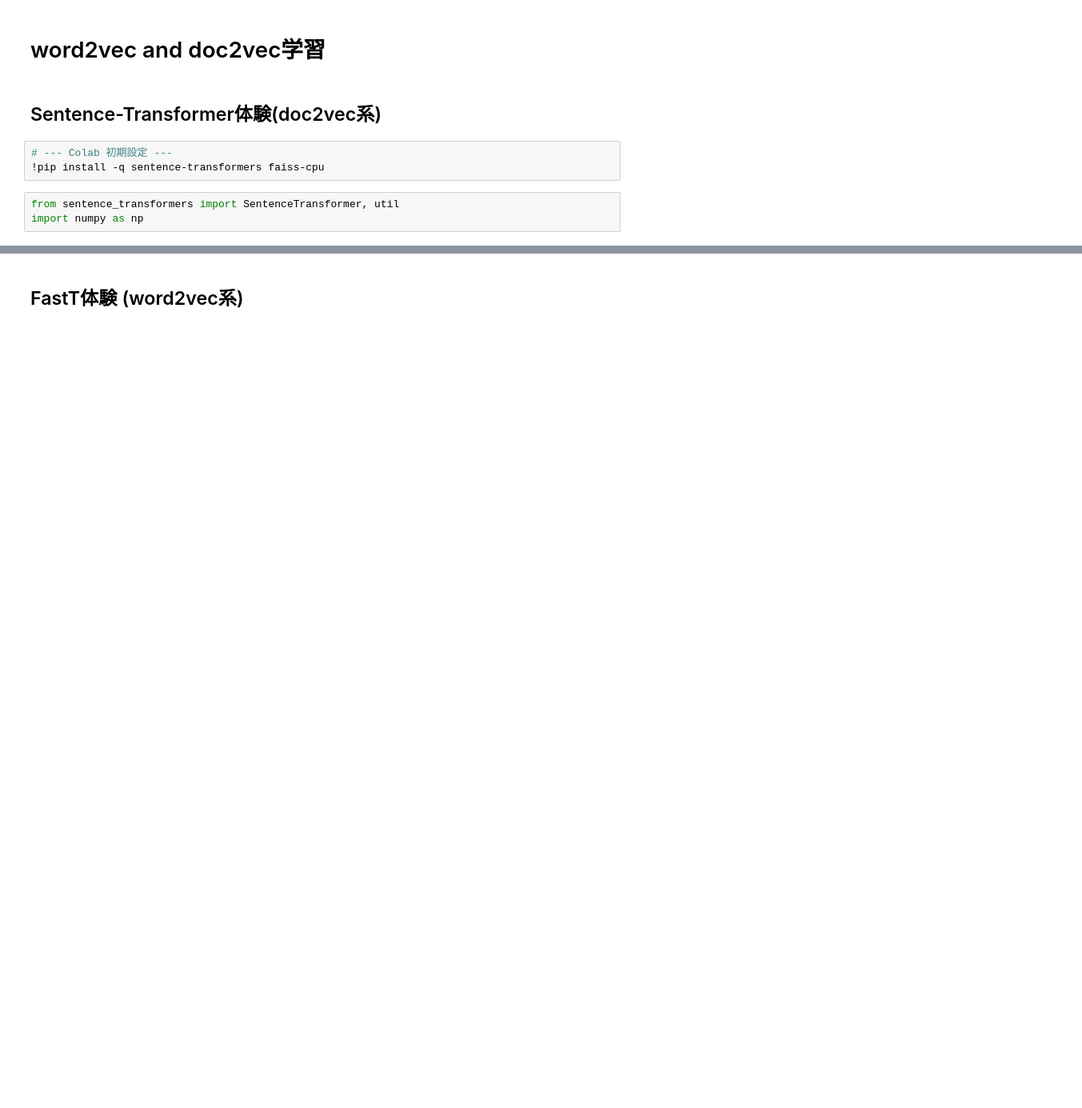
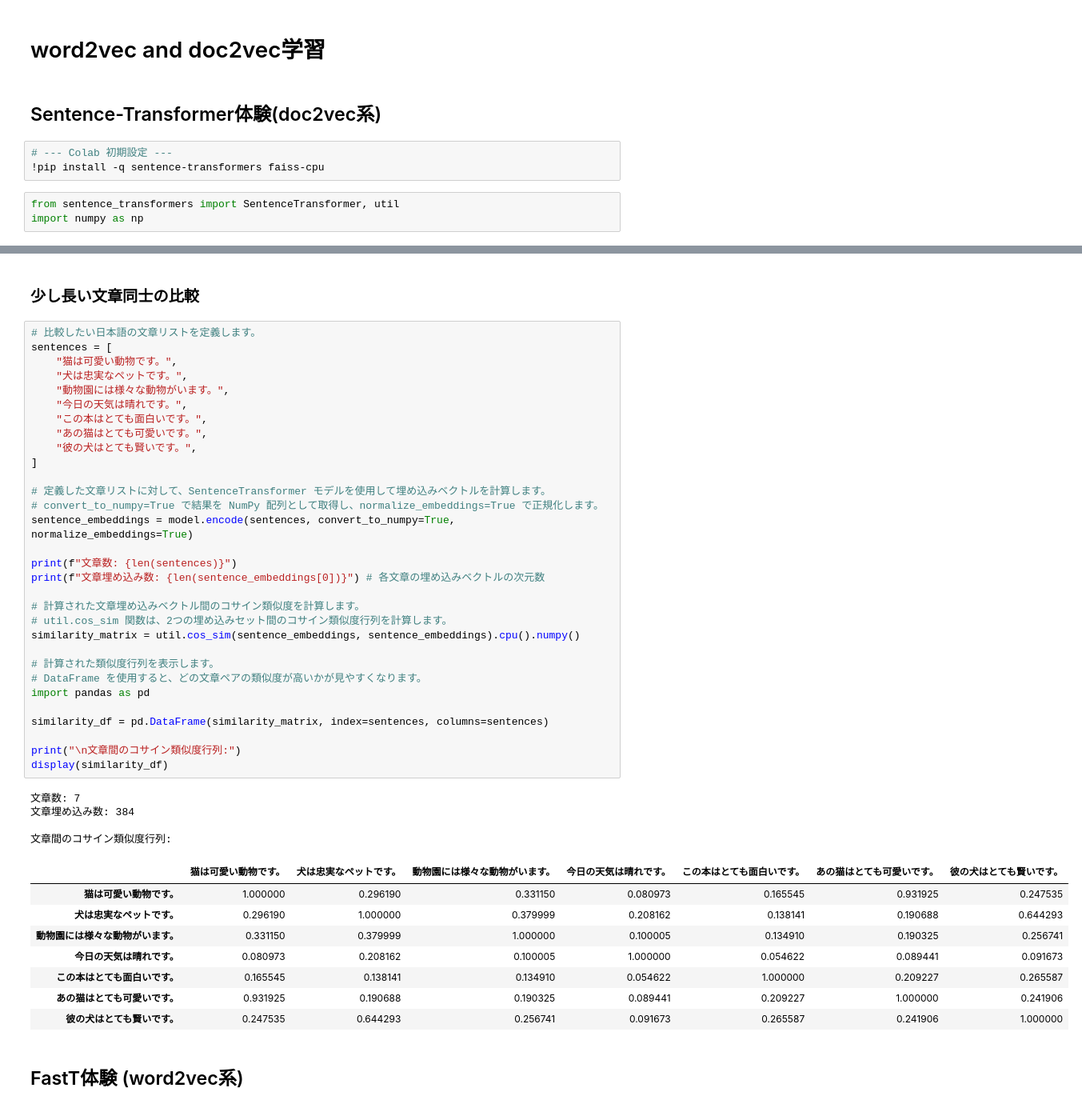
Before and after one commit to OlyKoek/MyStudy-AI-app, a Jupyter notebook: embeding_study.ipynb, the cells around one changed output, grey strips where cells are left out. Shown at 80% size. Drawn from its saved outputs; the diff is of its cells as text; blank space fills up the shorter version.

```diff
--- a/embeding_study.ipynb
+++ b/embeding_study.ipynb
@@ -59,6 +65,52 @@ most_similar("王")
   妻 : 類似度 0.451
   女 : 類似度 0.432
   女性 : 類似度 0.338
+# %% [markdown]
+### 少し長い文章同士の比較
+# %%
+# 比較したい日本語の文章リストを定義します。
+sentences = [
+    "猫は可愛い動物です。",
+    "犬は忠実なペットです。",
+    "動物園には様々な動物がいます。",
+    "今日の天気は晴れです。",
+    "この本はとても面白いです。",
+    "あの猫はとても可愛いです。",
+    "彼の犬はとても賢いです。",
+]
+
+# 定義した文章リストに対して、SentenceTransformer モデルを使用して埋め込みベクトルを計算します。
+# convert_to_numpy=True で結果を NumPy 配列として取得し、normalize_embeddings=True で正規化します。
+sentence_embeddings = model.encode(sentences, convert_to_numpy=True, normalize_embeddings=True)
+
+print(f"文章数: {len(sentences)}")
+print(f"文章埋め込み数: {len(sentence_embeddings[0])}") # 各文章の埋め込みベクトルの次元数
+
+# 計算された文章埋め込みベクトル間のコサイン類似度を計算します。
+# util.cos_sim 関数は、2つの埋め込みセット間のコサイン類似度行列を計算します。
+similarity_matrix = util.cos_sim(sentence_embeddings, sentence_embeddings).cpu().numpy()
+
+# 計算された類似度行列を表示します。
+# DataFrame を使用すると、どの文章ペアの類似度が高いかが見やすくなります。
+import pandas as pd
+
+similarity_df = pd.DataFrame(similarity_matrix, index=sentences, columns=sentences)
+
+print("\n文章間のコサイン類似度行列:")
+display(similarity_df)
+# %% [output]
+文章数: 7
+文章埋め込み数: 384
+
+文章間のコサイン類似度行列:
+|  | 猫は可愛い動物です。 | 犬は忠実なペットです。 | 動物園には様々な動物がいます。 | 今日の天気は晴れです。 | この本はとても面白いです。 | あの猫はとても可愛いです。 | 彼の犬はとても賢いです。 |
+| 猫は可愛い動物です。 | 1.000000 | 0.296190 | 0.331150 | 0.080973 | 0.165545 | 0.931925 | 0.247535 |
+| 犬は忠実なペットです。 | 0.296190 | 1.000000 | 0.379999 | 0.208162 | 0.138141 | 0.190688 | 0.644293 |
+| 動物園には様々な動物がいます。 | 0.331150 | 0.379999 | 1.000000 | 0.100005 | 0.134910 | 0.190325 | 0.256741 |
+| 今日の天気は晴れです。 | 0.080973 | 0.208162 | 0.100005 | 1.000000 | 0.054622 | 0.089441 | 0.091673 |
+| この本はとても面白いです。 | 0.165545 | 0.138141 | 0.134910 | 0.054622 | 1.000000 | 0.209227 | 0.265587 |
+| あの猫はとても可愛いです。 | 0.931925 | 0.190688 | 0.190325 | 0.089441 | 0.209227 | 1.000000 | 0.241906 |
+| 彼の犬はとても賢いです。 | 0.247535 | 0.644293 | 0.256741 | 0.091673 | 0.265587 | 0.241906 | 1.000000 |
 # %% [markdown]
 ## FastT体験 (word2vec系)
 # %%
```
Also changed, not shown: parts of 11 cells of this notebook.
